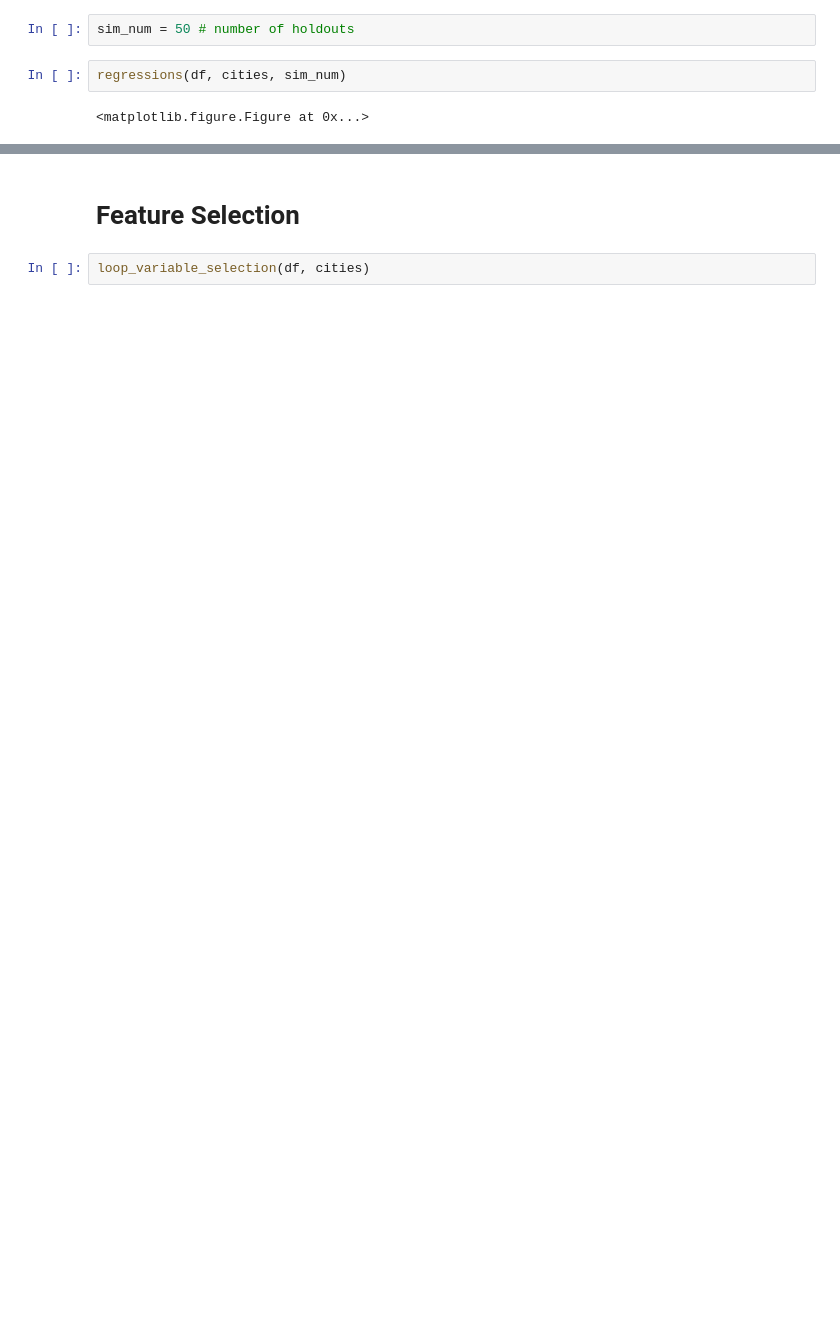
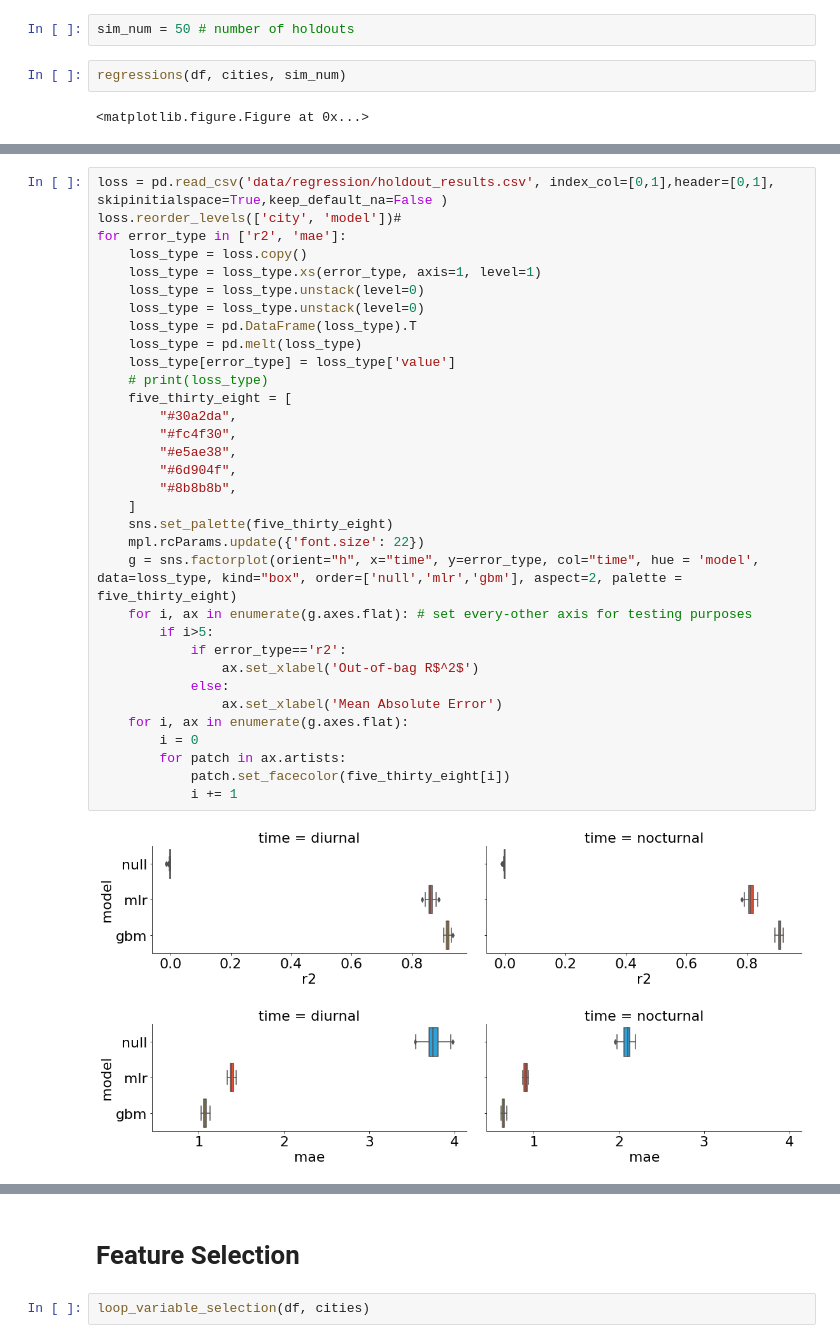
Before and after one commit to tommlogan/land_surface_temperature, a Jupyter notebook: code/analysis/regressions.ipynb, the cells around one changed output, grey strips where cells are left out. Saved outputs shown, nothing was run; the diff lists cells and outputs as text; blank space fills up the shorter version.

Commit message:
committing before adding additional models to test

```diff
--- a/code/analysis/regressions.ipynb
+++ b/code/analysis/regressions.ipynb
@@ -37,0 +52,36 @@ regressions(df, cities, sim_num)
+# %%
+loss = pd.read_csv('data/regression/holdout_results.csv', index_col=[0,1],header=[0,1], skipinitialspace=True,keep_default_na=False )
+loss.reorder_levels(['city', 'model'])#
+for error_type in ['r2', 'mae']:
+    loss_type = loss.copy()
+    loss_type = loss_type.xs(error_type, axis=1, level=1)
+    loss_type = loss_type.unstack(level=0)
+    loss_type = loss_type.unstack(level=0)
+    loss_type = pd.DataFrame(loss_type).T
+    loss_type = pd.melt(loss_type)
+    loss_type[error_type] = loss_type['value']
+    # print(loss_type)
+    five_thirty_eight = [
+        "#30a2da",
+        "#fc4f30",
+        "#e5ae38",
+        "#6d904f",
+        "#8b8b8b",
+    ]
+    sns.set_palette(five_thirty_eight)
+    mpl.rcParams.update({'font.size': 22})
+    g = sns.factorplot(orient="h", x="time", y=error_type, col="time", hue = 'model', data=loss_type, kind="box", order=['null','mlr','gbm'], aspect=2, palette = five_thirty_eight)
+    for i, ax in enumerate(g.axes.flat): # set every-other axis for testing purposes
+        if i>5:
+            if error_type=='r2':
+                ax.set_xlabel('Out-of-bag R$^2$')
+            else:
+                ax.set_xlabel('Mean Absolute Error')
+    for i, ax in enumerate(g.axes.flat):
+        i = 0
+        for patch in ax.artists:
+            patch.set_facecolor(five_thirty_eight[i])
+            i += 1
+# %% [output]
+[figure, added]
+[figure, added]
```
Also changed, not shown: parts of 7 cells of this notebook, 7 other files.
